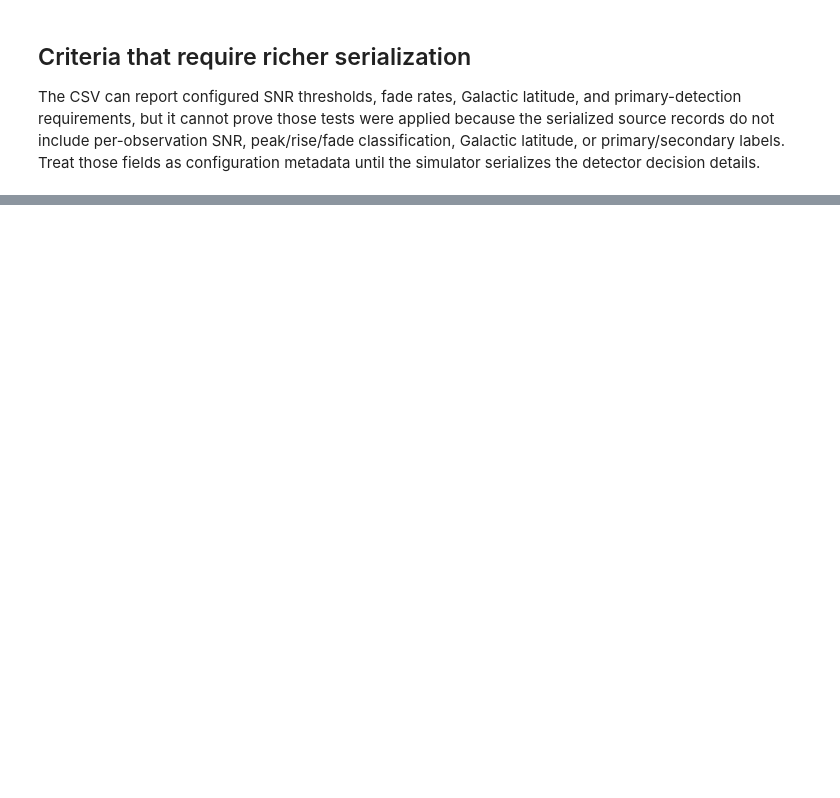
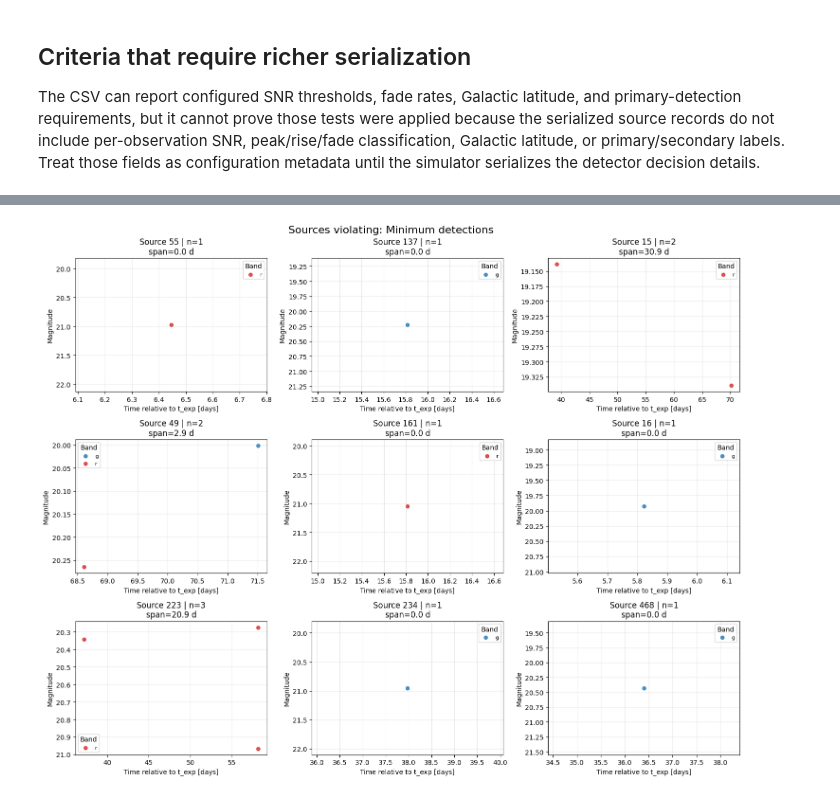
Before and after one commit to tylerbarna/kn-rates, a Jupyter notebook: detection_criteria_adherence.ipynb, the cells around one changed output, grey strips where cells are left out. Cells and saved outputs as stored; diff of their text form; code cells hidden in the pictures; blank space fills up the shorter version.

Commit message:
Analysis of criteria violations

```diff
--- a/detection_criteria_adherence.ipynb
+++ b/detection_criteria_adherence.ipynb
@@ -135,0 +286,84 @@ The CSV can report configured SNR thresholds, fade rates, Galactic latitude, and
+# %%
+criteria_to_plot = {
+    'Minimum detections': 'passes_min_detections',
+    'Maximum timespan': 'passes_max_timespan',
+    'Minimum time separation': 'passes_min_time_separation',
+}
+
+plot_rows = []
+for criterion, pass_column in criteria_to_plot.items():
+    failed = quality.loc[~quality[pass_column]].copy()
+    plot_rows.append((criterion, failed.sample(n=min(9, len(failed)), random_state=42)))
+
+selected = pd.concat([rows for _, rows in plot_rows], ignore_index=True)
+selected['_result_path'] = selected['file'].map(resolve_result_file)
+
+paths_to_load = [
+    path for path in selected['_result_path'].drop_duplicates()
+    if path not in payloads
+]
+if paths_to_load:
+    with ThreadPoolExecutor(max_workers=min(32, len(paths_to_load))) as executor:
+        additional_results = executor.map(_load_json, paths_to_load)
+    payloads.update({
+        path: payload for path, payload, error in additional_results
+        if payload is not None
+    })
+
+band_colors = {'g': 'tab:blue', 'r': 'tab:red', 'i': 'tab:green'}
+fallback_colors = ['tab:purple', 'tab:orange', 'tab:brown']
+
+for criterion, sampled in plot_rows:
+    fig, axes = plt.subplots(3, 3, figsize=(15, 12), squeeze=False)
+    axes = axes.ravel()
+
+    for ax, (_, row) in zip(axes, sampled.iterrows()):
+        result_path = resolve_result_file(row['file'])
+        payload = payloads.get(result_path)
+        source_index = int(row['source_index'])
+
+        if payload is None or source_index >= len(payload.get('detected_sources', [])):
+            ax.set_title(f"Source {source_index}\nJSON unavailable")
+            ax.axis('off')
+            continue
+
+        source = payload['detected_sources'][source_index]
+        times = pd.to_numeric(source.get('photometry_times', []), errors='coerce')
+        mags = pd.to_numeric(source.get('photometry_mags', []), errors='coerce')
+        bands = source.get('photometry_bands', [])
+
+        valid = ~pd.isna(times) & ~pd.isna(mags)
+        times = times[valid]
+        mags = mags[valid]
+        bands = [str(b).strip() for b, keep in zip(bands, valid) if keep]
+
+        x = times - float(source.get('t_exp', 0.0))
+
+        unique_bands = list(dict.fromkeys(bands))
+        for i, band in enumerate(unique_bands):
+            mask = [b == band for b in bands]
+            color = band_colors.get(band, fallback_colors[i % len(fallback_colors)])
+            ax.scatter(
+                x[mask], mags[mask],
+                label=band, color=color, s=28, alpha=0.8
+            )
+
+        ax.set_title(
+            f"Source {source_index} | n={int(row['n_positive'])}\n"
+            f"span={row['positive_span_days']:.1f} d"
+        )
+        ax.set_xlabel("Time relative to t_exp [days]")
+        ax.set_ylabel("Magnitude")
+        ax.invert_yaxis()
+        ax.grid(alpha=0.25)
+        if unique_bands:
+            ax.legend(title="Band", fontsize=8)
+
+    for ax in axes[len(sampled):]:
+        ax.axis('off')
+
+    fig.suptitle(f"Sources violating: {criterion}", fontsize=16)
+    fig.tight_layout()
+    plt.show()
+# %% [output]
+[figure, added]
```
Also changed, not shown: parts of 3 cells of this notebook, 1 other file.
